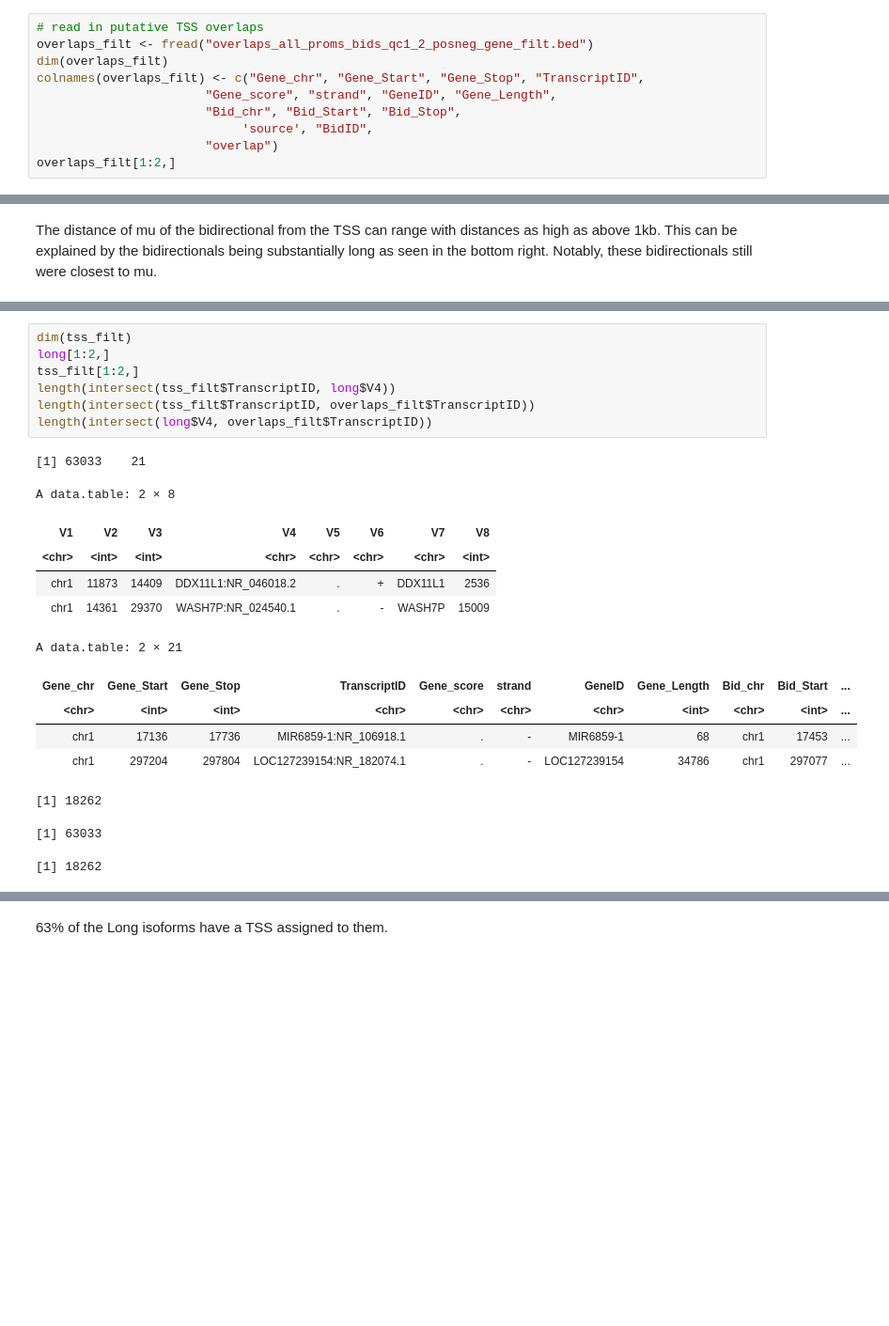
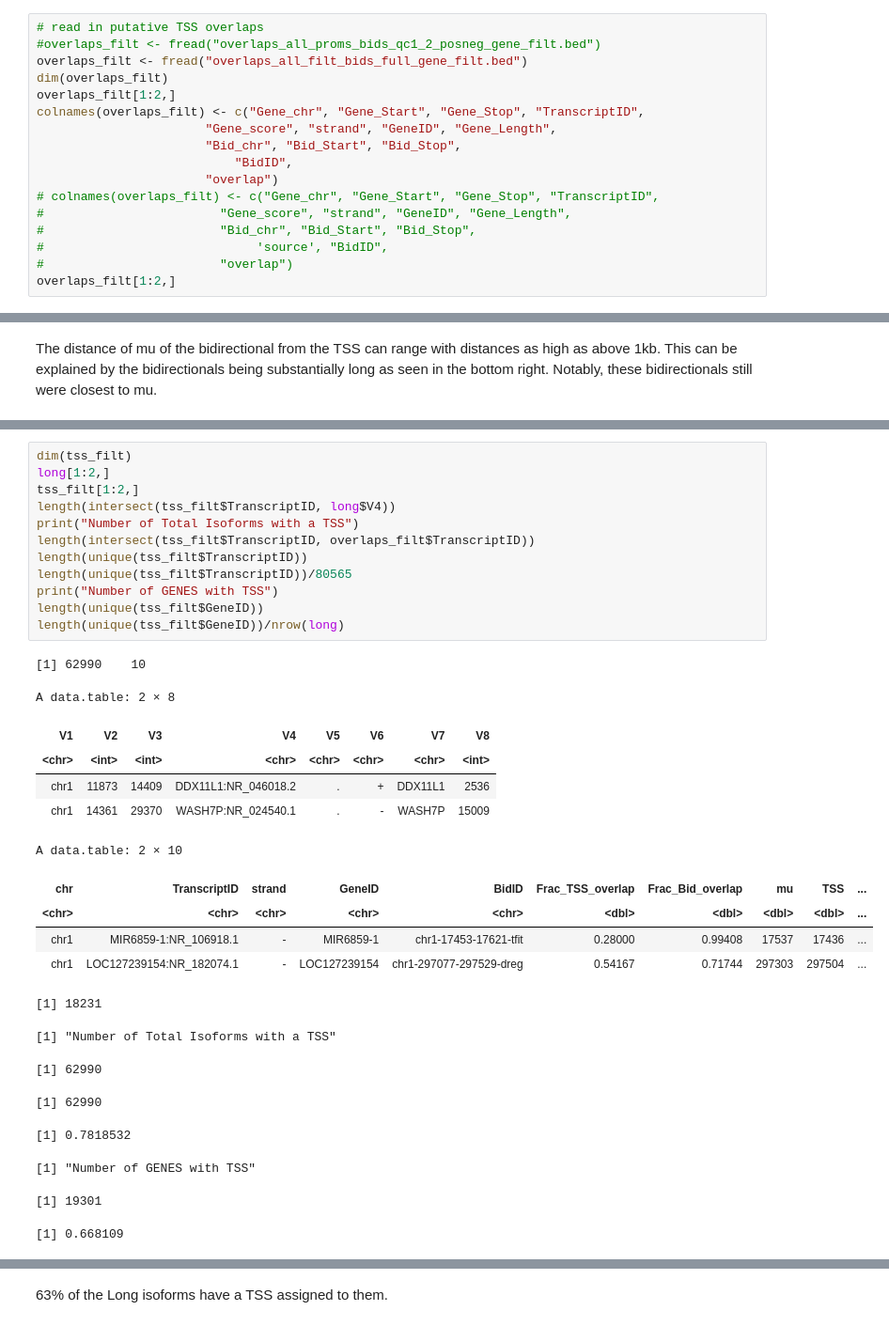
Before and after one commit to Dowell-Lab/bidirectionals_merged, a Jupyter notebook: notebooks/03_Get_bid_TSSs.ipynb, the cells around one changed output, grey strips where cells are left out. Shown: that part at 94% size. Saved outputs shown, nothing was run; the diff lists cells and outputs as text; blank space fills up the shorter version.

````diff
--- a/notebooks/03_Get_bid_TSSs.ipynb
+++ b/notebooks/03_Get_bid_TSSs.ipynb
@@ -19,12 +27,19 @@ bedtools intersect -a $TSS_BED -b $FILT_BID -f 0.05 -wo > overlaps_all_proms_bid
 ```
 # %%
 # read in putative TSS overlaps
-overlaps_filt <- fread("overlaps_all_proms_bids_qc1_2_posneg_gene_filt.bed")
+#overlaps_filt <- fread("overlaps_all_proms_bids_qc1_2_posneg_gene_filt.bed")
+overlaps_filt <- fread("overlaps_all_filt_bids_full_gene_filt.bed")
 dim(overlaps_filt)
+overlaps_filt[1:2,]
 colnames(overlaps_filt) <- c("Gene_chr", "Gene_Start", "Gene_Stop", "TranscriptID",
                        "Gene_score", "strand", "GeneID", "Gene_Length",
                        "Bid_chr", "Bid_Start", "Bid_Stop",
-                            'source', "BidID",
+                           "BidID",
                        "overlap")
+# colnames(overlaps_filt) <- c("Gene_chr", "Gene_Start", "Gene_Stop", "TranscriptID",
+#                        "Gene_score", "strand", "GeneID", "Gene_Length",
+#                        "Bid_chr", "Bid_Start", "Bid_Stop",
+#                             'source', "BidID",
+#                        "overlap")
 overlaps_filt[1:2,]
 # %% [output]
@@ -239,25 +240,35 @@ length(intersect(long$V4, tss_filt[tss_filt$MUDIFF > 1000]$TranscriptID))
 # %%
 dim(tss_filt)
 long[1:2,]
 tss_filt[1:2,]
 length(intersect(tss_filt$TranscriptID, long$V4))
+print("Number of Total Isoforms with a TSS")
 length(intersect(tss_filt$TranscriptID, overlaps_filt$TranscriptID))
-length(intersect(long$V4, overlaps_filt$TranscriptID))
+length(unique(tss_filt$TranscriptID))
+length(unique(tss_filt$TranscriptID))/80565
+print("Number of GENES with TSS")
+length(unique(tss_filt$GeneID))
+length(unique(tss_filt$GeneID))/nrow(long)
 # %% [output]
-[1] 63033    21
+[1] 62990    10
 A data.table: 2 × 8
 | V1 | V2 | V3 | V4 | V5 | V6 | V7 | V8 |
 | <chr> | <int> | <int> | <chr> | <chr> | <chr> | <chr> | <int> |
 | chr1 | 11873 | 14409 | DDX11L1:NR_046018.2 | . | + | DDX11L1 | 2536 |
 | chr1 | 14361 | 29370 | WASH7P:NR_024540.1 | . | - | WASH7P | 15009 |
-A data.table: 2 × 21
+A data.table: 2 × 10
-| Gene_chr | Gene_Start | Gene_Stop | TranscriptID | Gene_score | strand | GeneID | Gene_Length | Bid_chr | Bid_Start | ... |
-| <chr> | <int> | <int> | <chr> | <chr> | <chr> | <chr> | <int> | <chr> | <int> | ... |
-| chr1 | 17136 | 17736 | MIR6859-1:NR_106918.1 | . | - | MIR6859-1 | 68 | chr1 | 17453 | ... |
-| chr1 | 297204 | 297804 | LOC127239154:NR_182074.1 | . | - | LOC127239154 | 34786 | chr1 | 297077 | ... |
+| chr | TranscriptID | strand | GeneID | BidID | Frac_TSS_overlap | Frac_Bid_overlap | mu | TSS | ... |
+| <chr> | <chr> | <chr> | <chr> | <chr> | <dbl> | <dbl> | <dbl> | <dbl> | ... |
+| chr1 | MIR6859-1:NR_106918.1 | - | MIR6859-1 | chr1-17453-17621-tfit | 0.28000 | 0.99408 | 17537 | 17436 | ... |
+| chr1 | LOC127239154:NR_182074.1 | - | LOC127239154 | chr1-297077-297529-dreg | 0.54167 | 0.71744 | 297303 | 297504 | ... |
-[1] 18262
+[1] 18231
-[1] 63033
+[1] "Number of Total Isoforms with a TSS"
-[1] 18262
+[1] 62990
+[1] 62990
+[1] 0.7818532
+[1] "Number of GENES with TSS"
+[1] 19301
+[1] 0.668109
 # %%
 nrow(long)
 length(intersect(tss_filt$TranscriptID, long$V4))/nrow(long)
````
Also changed, not shown: parts of 15 cells of this notebook.
